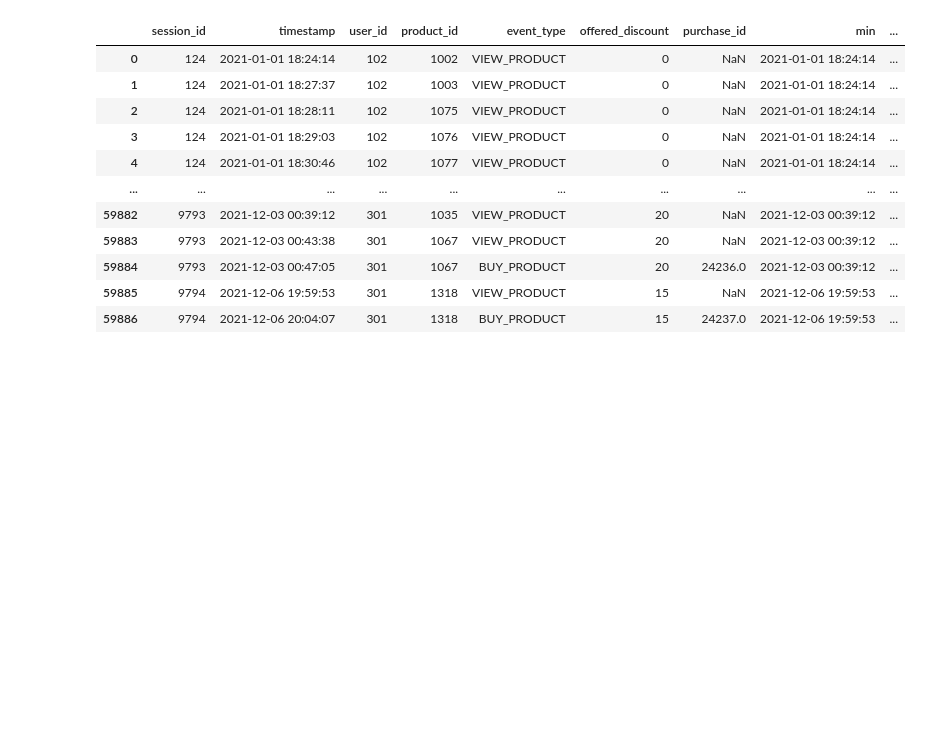
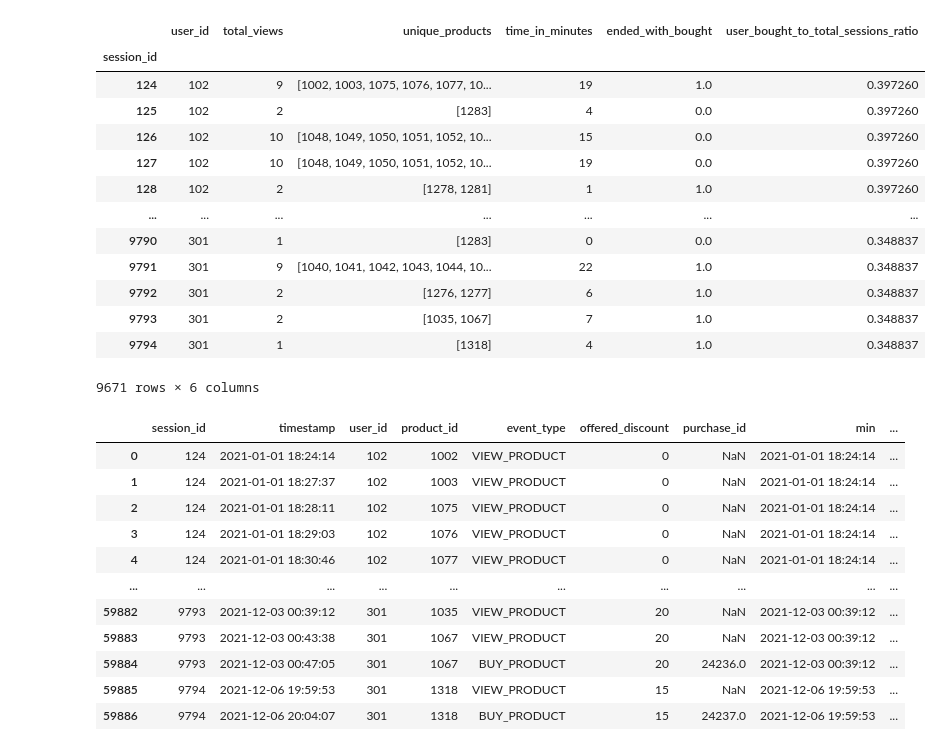
Before and after one commit to jfpio/IUM-Projekt, a Jupyter notebook: notebooks/processing_sessions_data.ipynb, the cells around one changed output. Cells and saved outputs as stored; diff of their text form; code cells hidden in the pictures; blank space fills up the shorter version.

```diff
--- a/notebooks/processing_sessions_data.ipynb
+++ b/notebooks/processing_sessions_data.ipynb
@@ -42,0 +89,5 @@ time_of_each_session
+# %%
+import json
+f = open('/home/janek/Projekty/IUM/data/processed/session_ratio_per_user.json')
+ratio = json.load(f)
+ratio
@@ -43,3 +112,22 @@ time_of_each_session
+# %%
+data_to_model['user_bought_to_total_sessions_ratio'] = data_to_model['user_id'].map(lambda x: ratio[str(x)])
+# %%
+data_to_model.to_csv('')
+# %% [output]
+|  | user_id | total_views | unique_products | time_in_minutes | ended_with_bought | user_bought_to_total_sessions_ratio |
+| session_id |  |  |  |  |  |  |
+| 124 | 102 | 9 | [1002, 1003, 1075, 1076, 1077, 10... | 19 | 1.0 | 0.397260 |
+| 125 | 102 | 2 | [1283] | 4 | 0.0 | 0.397260 |
+| 126 | 102 | 10 | [1048, 1049, 1050, 1051, 1052, 10... | 15 | 0.0 | 0.397260 |
+| 127 | 102 | 10 | [1048, 1049, 1050, 1051, 1052, 10... | 19 | 0.0 | 0.397260 |
+| 128 | 102 | 2 | [1278, 1281] | 1 | 1.0 | 0.397260 |
+| ... | ... | ... | ... | ... | ... | ... |
+| 9790 | 301 | 1 | [1283] | 0 | 0.0 | 0.348837 |
+| 9791 | 301 | 9 | [1040, 1041, 1042, 1043, 1044, 10... | 22 | 1.0 | 0.348837 |
+| 9792 | 301 | 2 | [1276, 1277] | 6 | 1.0 | 0.348837 |
+| 9793 | 301 | 2 | [1035, 1067] | 7 | 1.0 | 0.348837 |
+| 9794 | 301 | 1 | [1318] | 4 | 1.0 | 0.348837 |
+9671 rows × 6 columns
 # %%
 sessions_df = sessions_df.join(time_of_each_session, on='session_id')
 sessions_df
```
Also changed, not shown: parts of 9 cells of this notebook, 1 other file.
